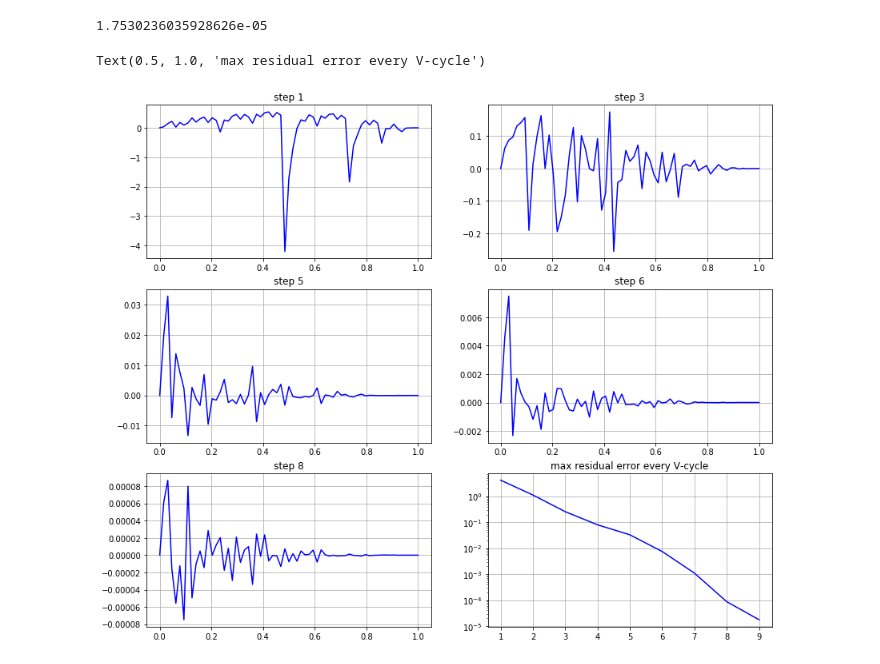
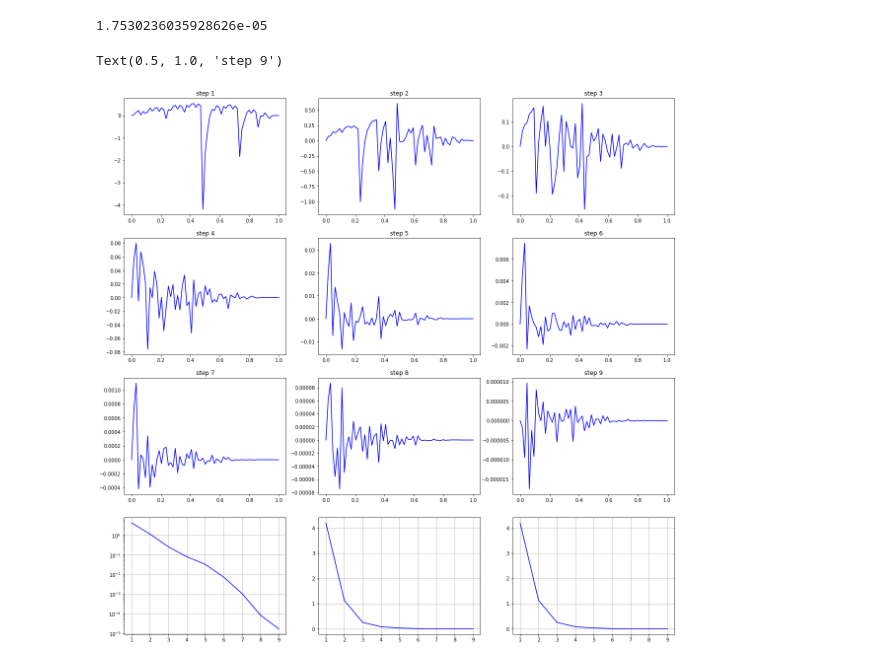
Before and after one commit to dozerlcl/assignments_2020_nju_meteorology, a Jupyter notebook: numerical_PDE/P_set7/test3.ipynb, the cells around one changed output. Drawn from its saved outputs; the diff is of its cells as text; code cells hidden in the pictures.

```diff
--- a/numerical_PDE/P_set7/test3.ipynb
+++ b/numerical_PDE/P_set7/test3.ipynb
@@ -180,51 +182,67 @@ max(abs(r_test))
 # series = u[0:ind_err,int((ny-1)/2),int((nz-1)/2)]
 
 # import matplotlib.ticker as tck
-fig,ax = plt.subplots(3,2,figsize=(14,12))
+fig,ax = plt.subplots(4,3,figsize=(20,20))
 # custom_xlim = (0, np.p)
 # custom_ylim = (0, 5.5)
 # Setting the values for all axes.
 
 # plt.setp(ax, xlim=custom_xlim, ylim=custom_ylim)
 # ax.set_xscale('log')
 # stride = max( int(len(all_residual['1'][1:]) / 20), 1)
 ax0=ax[0,0].plot(np.linspace(0,1,65), residual_every_steps[0],'-b', label='ind=1')
-ax0=ax[0,1].plot(np.linspace(0,1,65), residual_every_steps[2],'-b', label='ind=3')
-ax0=ax[1,0].plot(np.linspace(0,1,65), residual_every_steps[4],'-b', label='ind=5')
-ax0=ax[1,1].plot(np.linspace(0,1,65), residual_every_steps[5],'-b', label='ind=6')
-ax0=ax[2,0].plot(np.linspace(0,1,65), residual_every_steps[7],'-b', label='ind=8')
-ax0=ax[2,1].plot(range(1,10), max_error_every_steps,'-b', label='max error')
+ax0=ax[0,1].plot(np.linspace(0,1,65), residual_every_steps[1],'-b', label='ind=2')
+ax0=ax[0,2].plot(np.linspace(0,1,65), residual_every_steps[2],'-b', label='ind=3')
+ax0=ax[1,0].plot(np.linspace(0,1,65), residual_every_steps[3],'-b', label='ind=4')
+ax0=ax[1,1].plot(np.linspace(0,1,65), residual_every_steps[4],'-b', label='ind=5')
+ax0=ax[1,2].plot(np.linspace(0,1,65), residual_every_steps[5],'-b', label='ind=6')
+ax0=ax[2,0].plot(np.linspace(0,1,65), residual_every_steps[6],'-b', label='ind=7')
+ax0=ax[2,1].plot(np.linspace(0,1,65), residual_every_steps[7],'-b', label='ind=8')
+ax0=ax[2,2].plot(np.linspace(0,1,65), residual_every_steps[8],'-b', label='ind=8')
+# ax0=ax[3,0].plot(np.linspace(0,1,65), residual_every_steps[9],'-b', label='ind=9')
+ax0=ax[3,0].plot(range(1,10), max_error_every_steps,'-b', label='max error')
+ax0=ax[3,1].plot(range(1,10), max_error_every_steps,'-b', label='max error')
+ax0=ax[3,2].plot(range(1,10), max_error_every_steps,'-b', label='max error')
 # ax1=ax[1].plot(np.linspace(0,1,65), phi_test[:],'-b', label='ind=0')
 # ax0=ax[0].plot(np.linspace(0,1,65), residual_b[10,:],'.-r', label='ind=10')
 # ax0=ax[0].plot(np.linspace(0,1,65), residual_b[100,:],'x-g', label='ind=100')
 # ax1=ax[1].plot(np.linspace(1,6,iter_num-2), r_test[1:-1],'-g', label='k=1')
 # ax[0,0].set_yscale("log")
 # ax[1].set_xlim([0,100])
 # ax[1].set_xticks(np.linspace(0,100,11))
 # ax[1,0].grid()
 # ax0=ax.plot(np.linspace(1,iter_num,iter_num-1), all_residual['2'][1:],'x-', label='k=2',markevery=stride)
 # ax0=ax.plot(np.linspace(1,iter_num,iter_num-1), all_residual['4'][1:],'o-', label='k=4',markevery=stride)
 # ax0=ax.plot(np.linspace(1,iter_num,iter_num-1), all_residual['8'][1:],'--', label='k=8')
 # ax0=ax.plot(np.linspace(1,iter_num,iter_num-1), all_residual['16'][1:],'-', label='k=16')
 # ax0=ax.plot(np.linspace(0,ind_err-1,ind_err-2), abs(series[0:-2] - series[1:-1]),'--g', label='')
-ax[2,1].set_yscale("log")
-ax[0,0].grid()
-ax[0,1].grid()
-ax[1,0].grid()
-ax[1,1].grid()
-ax[2,0].grid()
-ax[2,1].grid()
+ax[3,0].set_yscale("log")
+# ax[3,1].set_yscale("log")
+# ax[3,2].set_yscale("log")
+# ax[0,0].grid()
+# ax[0,1].grid()
+# ax[1,0].grid()
+# ax[1,1].grid()
+# ax[2,0].grid()
+# ax[2,1].grid()
+ax[3,0].grid()
+ax[3,1].grid()
+ax[3,2].grid()
 ax[0,0].set_title("step 1")
-ax[0,1].set_title("step 3")
-ax[1,0].set_title("step 5")
-ax[1,1].set_title("step 6")
-ax[2,0].set_title("step 8")
-ax[2,1].set_title("max residual error every V-cycle")
+ax[0,1].set_title("step 2")
+ax[0,2].set_title("step 3")
+ax[1,0].set_title("step 4")
+ax[1,1].set_title("step 5")
+ax[1,2].set_title("step 6")
+ax[2,0].set_title("step 7")
+ax[2,1].set_title("step 8")
+ax[2,2].set_title("step 9")
+# ax[,1].set_title("max residual error every V-cycle")
 # ax[2,0].set_title("step 7")
 # ax[0,0].legend(loc='lowerleft')
 # ax[0,0].set_title('residual')
 # ax[1,0].set_title('residual by number of iterations')
 # ax[1].set_yscale("log")
 # %% [output]
-Text(0.5, 1.0, 'max residual error every V-cycle')
+Text(0.5, 1.0, 'step 9')
-[figure, old version]
+[figure, new version]
```
Also changed, not shown: parts of 1 cell of this notebook.
